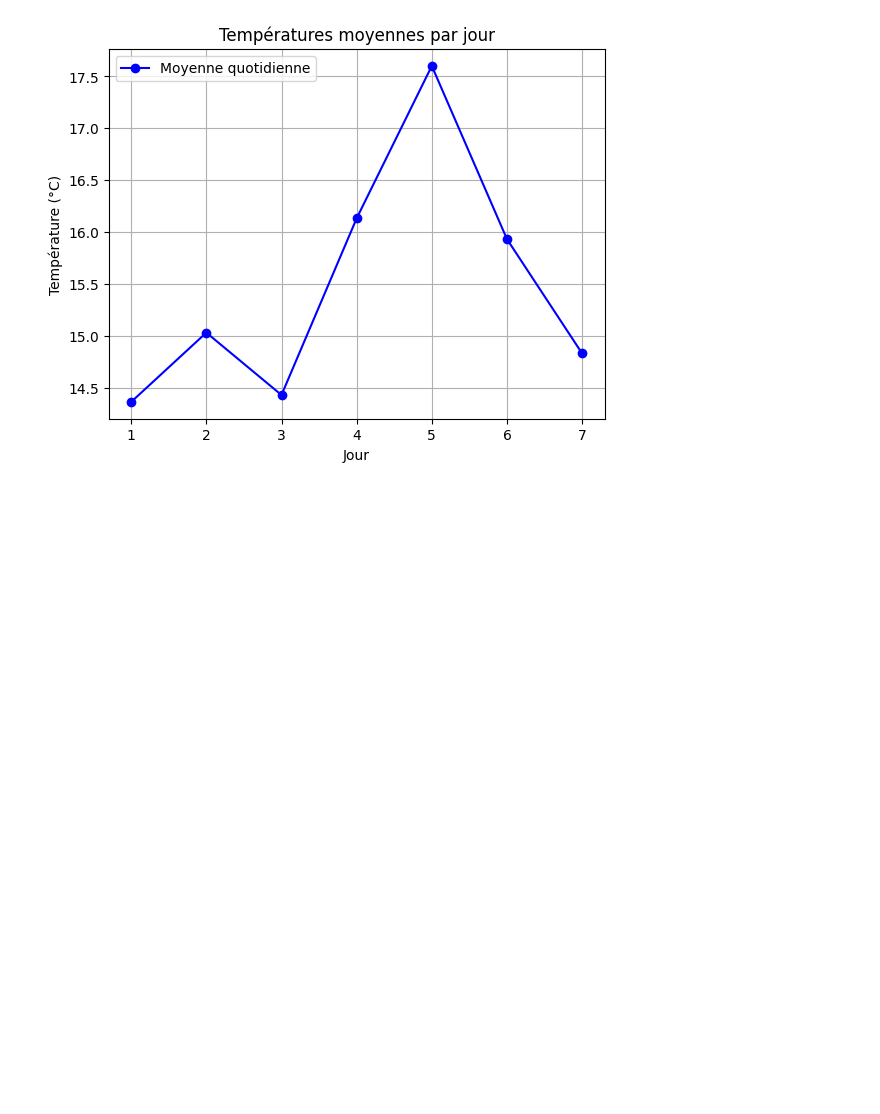
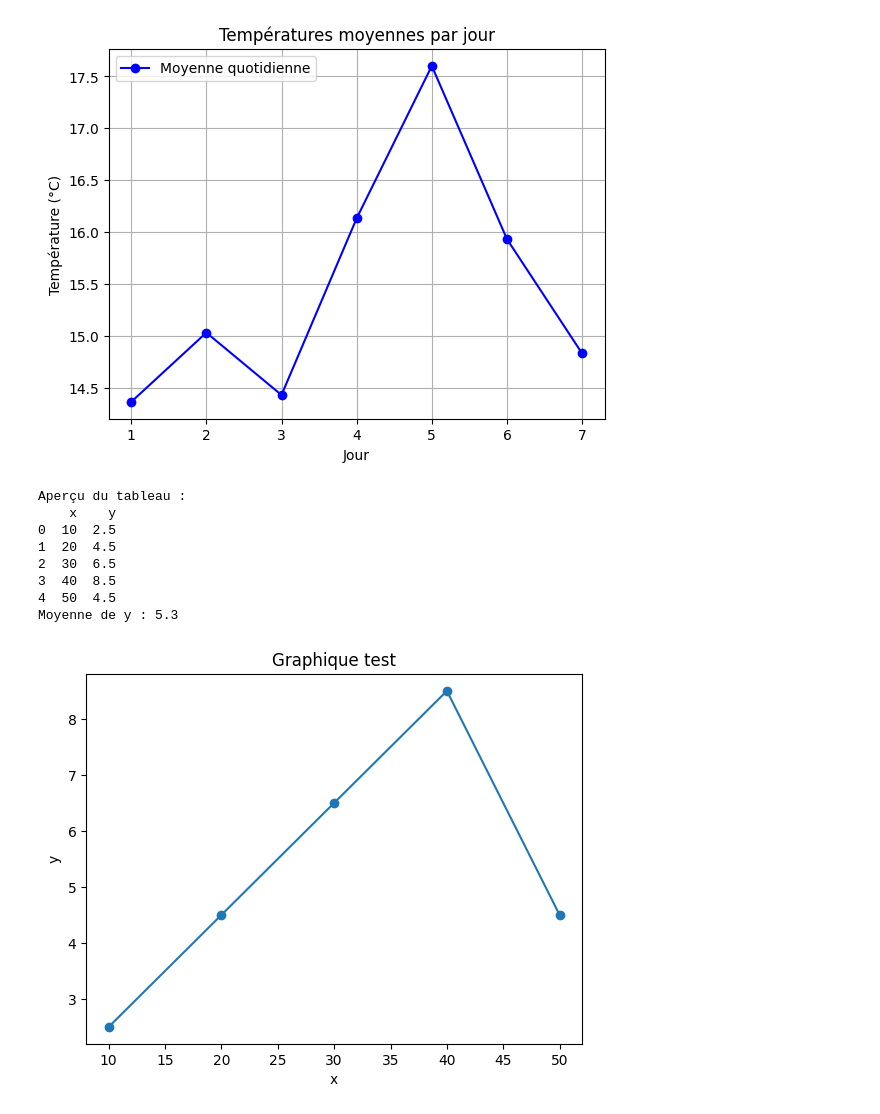
Before and after one commit to nathaliedesmangles/python, a Jupyter notebook: test.ipynb, the cells around one changed output. Saved outputs shown, nothing was run; the diff lists cells and outputs as text; code cells hidden in the pictures; blank space fills up the shorter version.

```diff
--- a/test.ipynb
+++ b/test.ipynb
@@ -70,3 +70,38 @@ Températures moyennes par jour :
 Température maximale : 20.2°C (Jour 5)
 Température moyenne de la semaine : 15.48°C
 [figure]
+# %%
+import pandas as pd
+import numpy as np
+import matplotlib.pyplot as plt
+
+# Données brutes
+x = [10, 20, 30, 40, 50]
+y = [2.5, 4.5, 6.5, 8.5, 4.5]
+
+# Utilisation de Pandas
+df = pd.DataFrame({"x": x, "y": y})
+print("Aperçu du tableau :")
+print(df)
+
+# Utilisation de NumPy
+data_x = np.array(x)
+data_y = np.array(y)
+print("Moyenne de y :", np.mean(data_y))
+
+# Graphique
+plt.plot(x, y, marker="o")
+plt.title("Graphique test")
+plt.xlabel("x")
+plt.ylabel("y")
+plt.show()
+# %% [output]
+Aperçu du tableau :
+    x    y
+0  10  2.5
+1  20  4.5
+2  30  6.5
+3  40  8.5
+4  50  4.5
+Moyenne de y : 5.3
+[figure, added]
```
Also changed, not shown: 49 other files.
